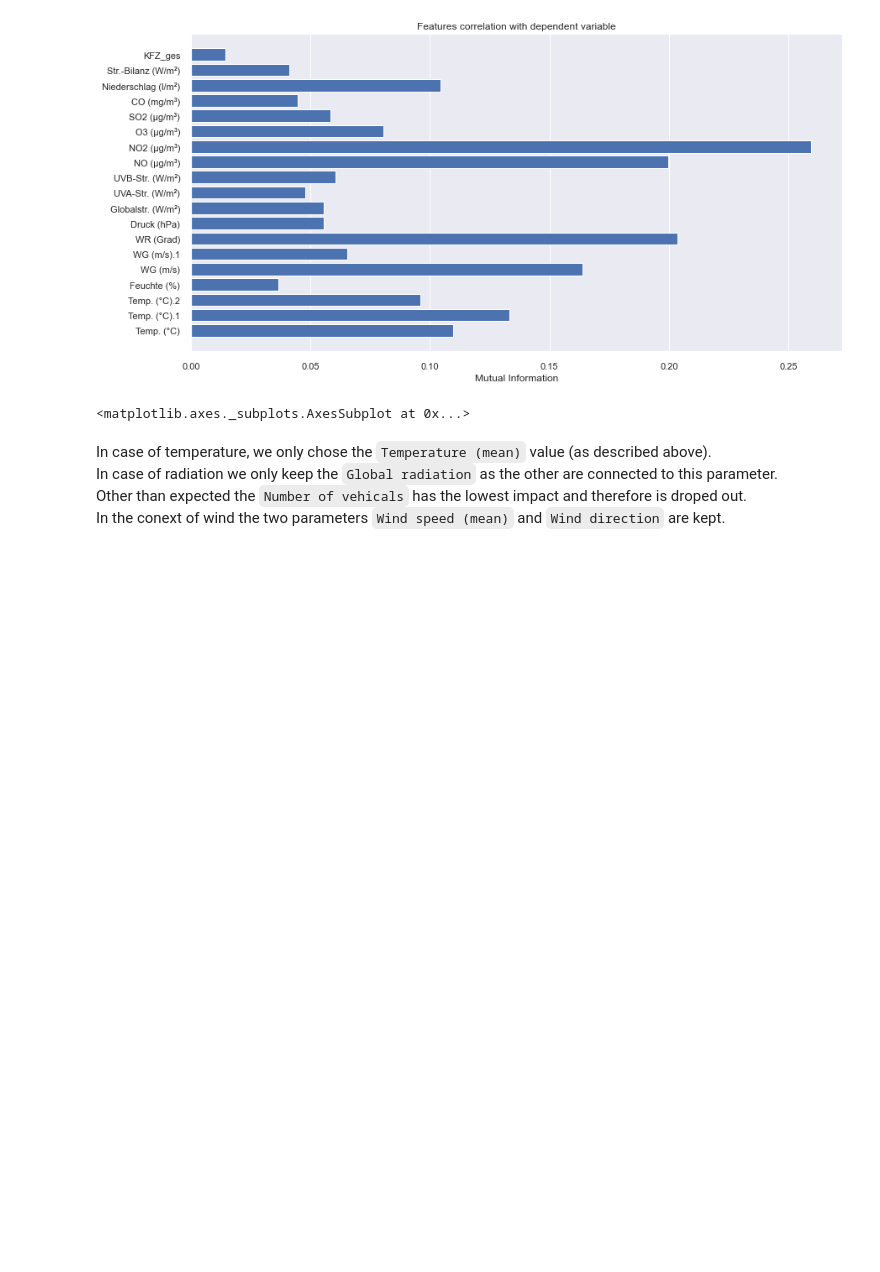
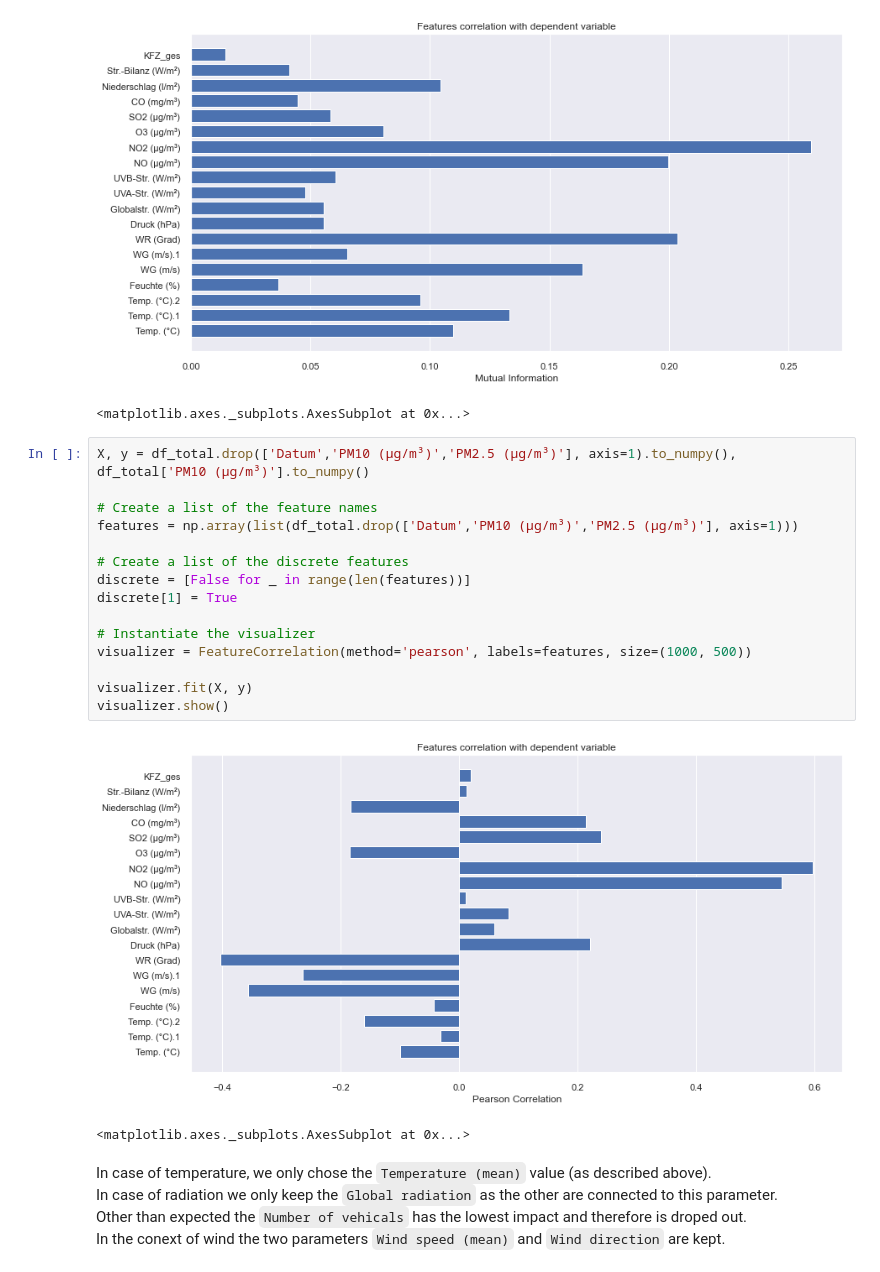
Before and after one commit to SvetiB/AirQualityStuttgart, a Jupyter notebook: AirQualityStuttgart.ipynb, the cells around one changed output. Saved outputs shown, nothing was run; the diff lists cells and outputs as text; blank space fills up the shorter version.

```diff
--- a/AirQualityStuttgart.ipynb
+++ b/AirQualityStuttgart.ipynb
@@ -629,6 +642,24 @@ visualizer.show()
 # %% [output]
 [figure]
 <matplotlib.axes._subplots.AxesSubplot at 0x...>
+# %%
+X, y = df_total.drop(['Datum','PM10 (µg/m³)','PM2.5 (µg/m³)'], axis=1).to_numpy(), df_total['PM10 (µg/m³)'].to_numpy()
+
+# Create a list of the feature names
+features = np.array(list(df_total.drop(['Datum','PM10 (µg/m³)','PM2.5 (µg/m³)'], axis=1)))
+
+# Create a list of the discrete features
+discrete = [False for _ in range(len(features))]
+discrete[1] = True
+
+# Instantiate the visualizer
+visualizer = FeatureCorrelation(method='pearson', labels=features, size=(1000, 500))
+
+visualizer.fit(X, y)
+visualizer.show()
+# %% [output]
+[figure, added]
+<matplotlib.axes._subplots.AxesSubplot at 0x...>
 # %% [markdown]
 In case of temperature, we only chose the `Temperature (mean)` value (as described above).
 In case of radiation we only keep the `Global radiation` as the other are connected to this parameter.
```
Also changed, not shown: parts of 6 cells of this notebook.
